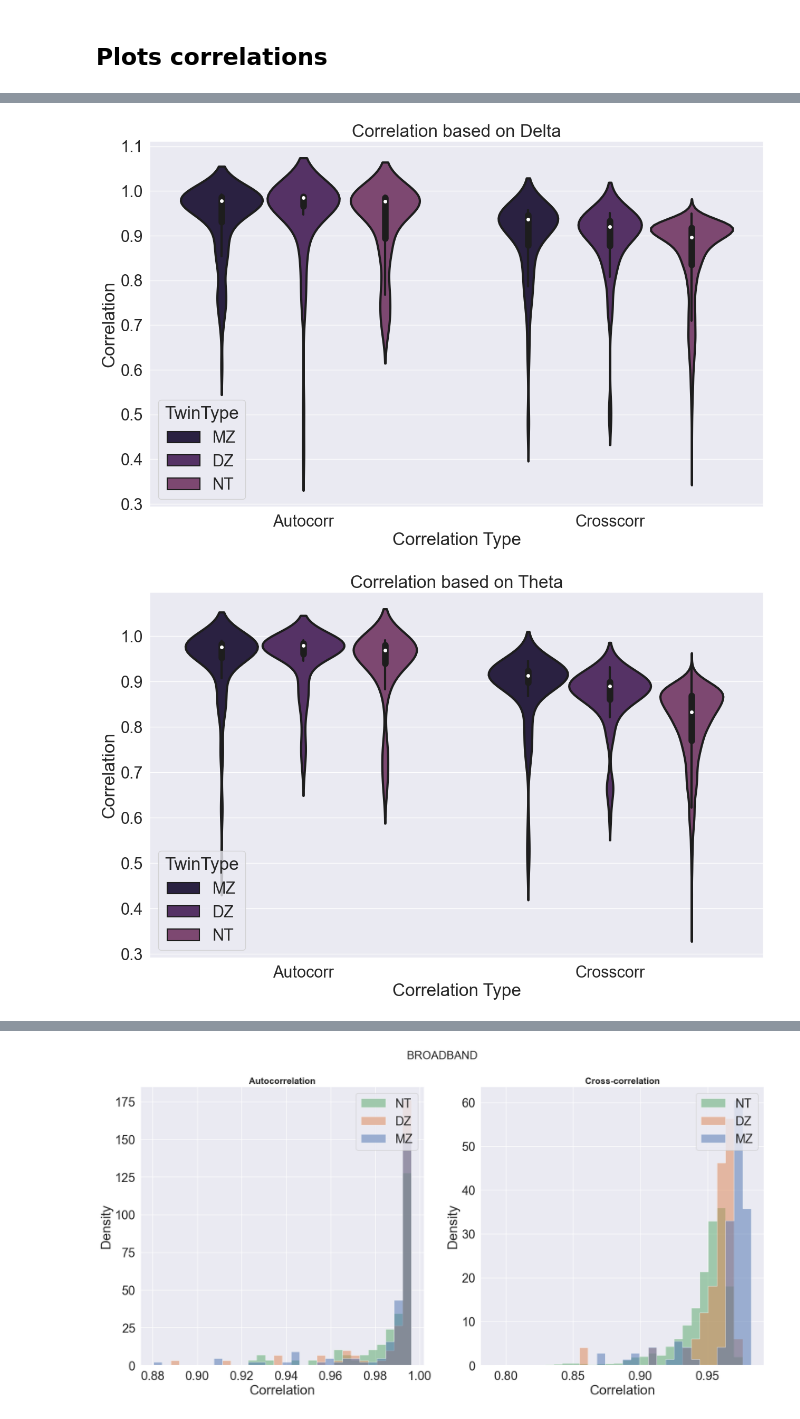
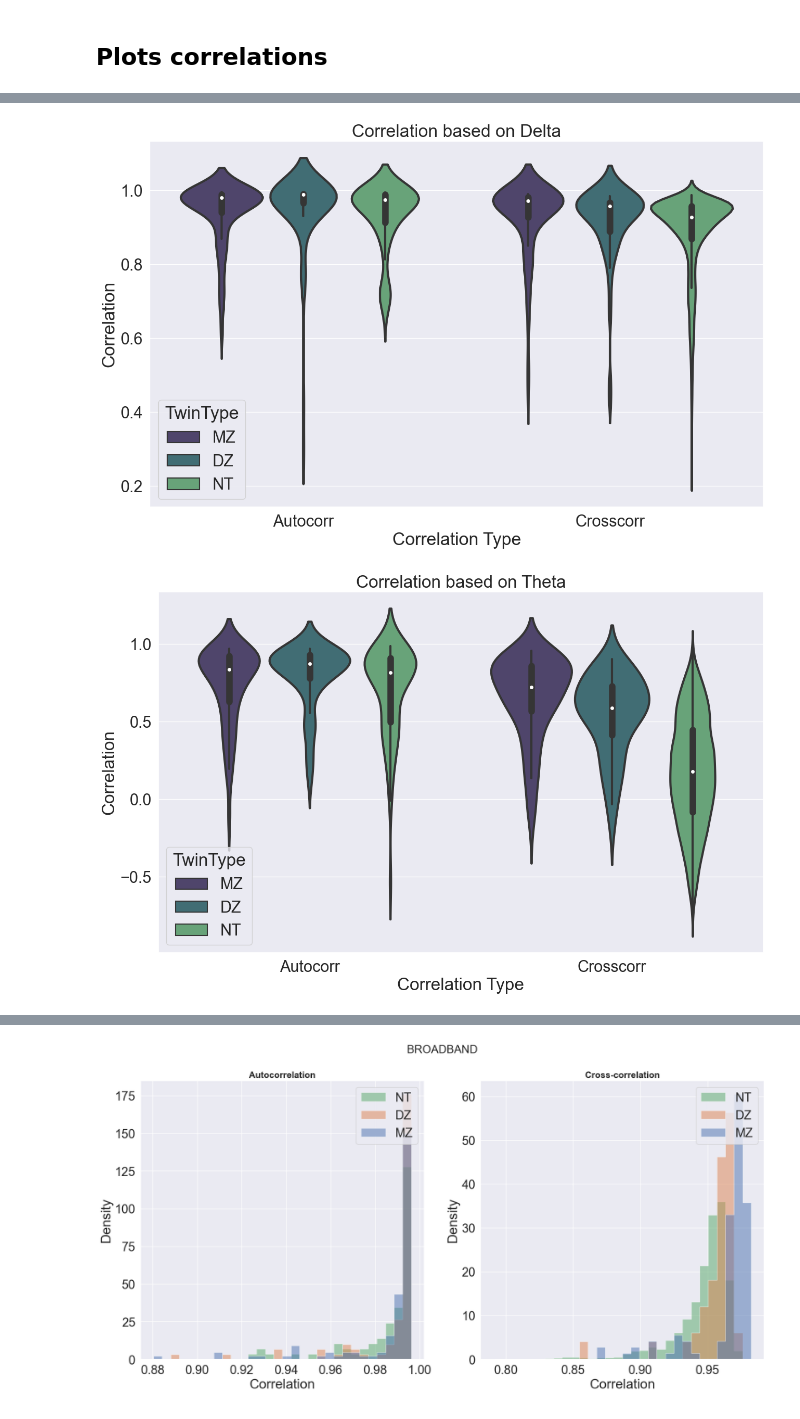
Before and after one commit to Epideixx/Fingerprints_Twins, a Jupyter notebook: plot.ipynb, the cells around one changed output, grey strips where cells are left out. Cells and saved outputs as stored; diff of their text form; code cells hidden in the pictures.

Commit message:
Poster + Plots

```diff
--- a/plot.ipynb
+++ b/plot.ipynb
@@ -9,6 +9,6 @@ from tqdm import tqdm
 # To plot
 import seaborn as sns
 sns.set_theme(style="white")
-continuous_map = sns.color_palette("magma", as_cmap=True)
-discrete_map = sns.color_palette("Set1")
+continuous_map = sns.color_palette("viridis", as_cmap=True)
+palette = sns.color_palette("viridis", as_cmap=False)
 from matplotlib import pyplot as plt
@@ -23,7 +32,7 @@ GAMMA = (30.0, 50.0)
 HIGH_GAMMA = (50.0, 150.0)
 
 # Parameters
-RESULTS = "Results_Log_Schaefer"
+RESULTS = "Results_Log_DK"
 # %% [markdown]
 # Every Dataset
 # %% [markdown]
@@ -97,7 +106,7 @@ sns.set(font_scale=2)
 plt.figure(figsize = (20, 15))
 data = all_corr[all_corr["TypeCorr"] == "Crosscorr"][all_corr["TwinType"] != "NT" ]
 hue = all_corr[all_corr["TypeCorr"] == "Crosscorr"][all_corr["TwinType"] != "NT" ][['TypeCorr', 'TwinType']].apply(tuple, axis=1)
-ax = sns.violinplot(data=data, x="FreqBand", y="values", hue=hue, split = True, inner = "quartile", palette=discrete_map)
+ax = sns.violinplot(data=data, x="FreqBand", y="values", hue=hue, split = True, inner = "quartile", palette=(palette[2], palette[4]))
 ax.set_xlabel("Frequency Bands")
 ax.set_ylabel("Perason Correlation")
 # %% [output]
@@ -107,7 +116,7 @@ Text(0, 0.5, 'Perason Correlation')
 bands = all_corr["FreqBand"].unique()
 for band in bands :
     _, ax = plt.subplots(figsize = (15, 9))
-    sns.violinplot(data=all_corr[all_corr["FreqBand"] == band], x="TypeCorr", y="values", hue="TwinType", linewidth=3, saturation=0.5, palette=discrete_map)
+    sns.violinplot(data=all_corr[all_corr["FreqBand"] == band], x="TypeCorr", y="values", hue="TwinType", linewidth=3, saturation=0.5, palette=palette[0::2])
     ax.set_xlabel("Correlation Type")
     ax.set_ylabel("Correlation")
     ax.set_title("Correlation based on " + band.lower().capitalize())
@@ -116,2 +125,2 @@ for band in bands :
-[figure, old version]
+[figure, new version]
-[figure, old version]
+[figure, new version]
```
Also changed, not shown: parts of 11 cells of this notebook, 21 other files.
